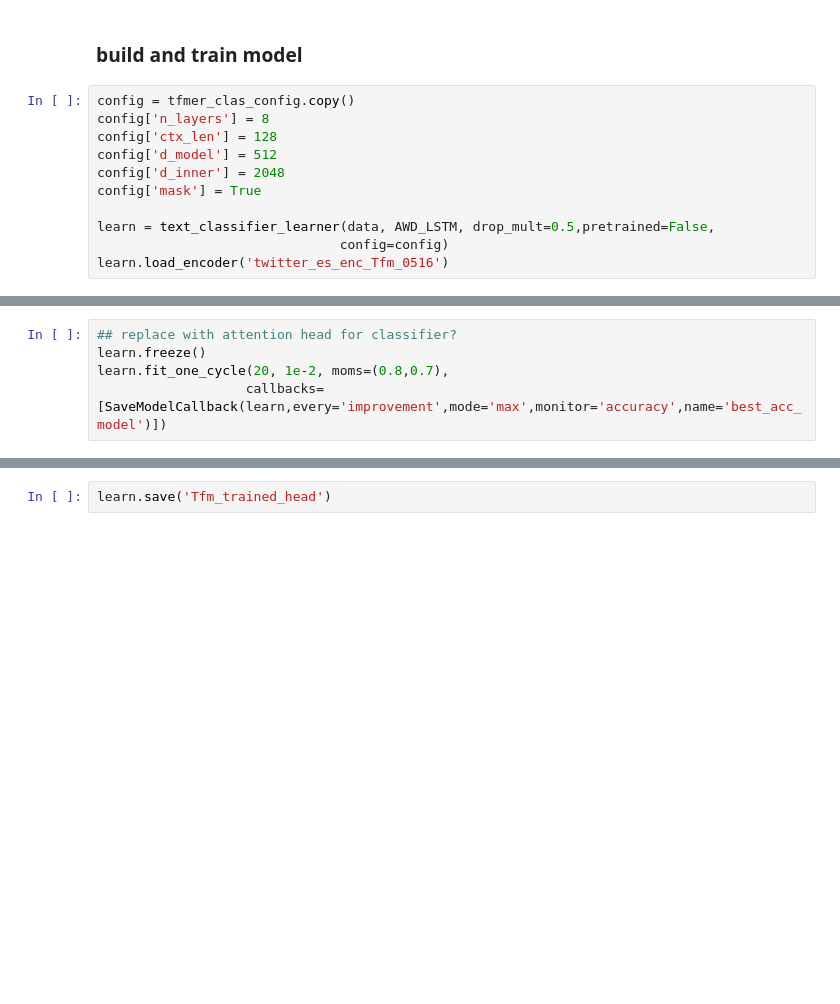
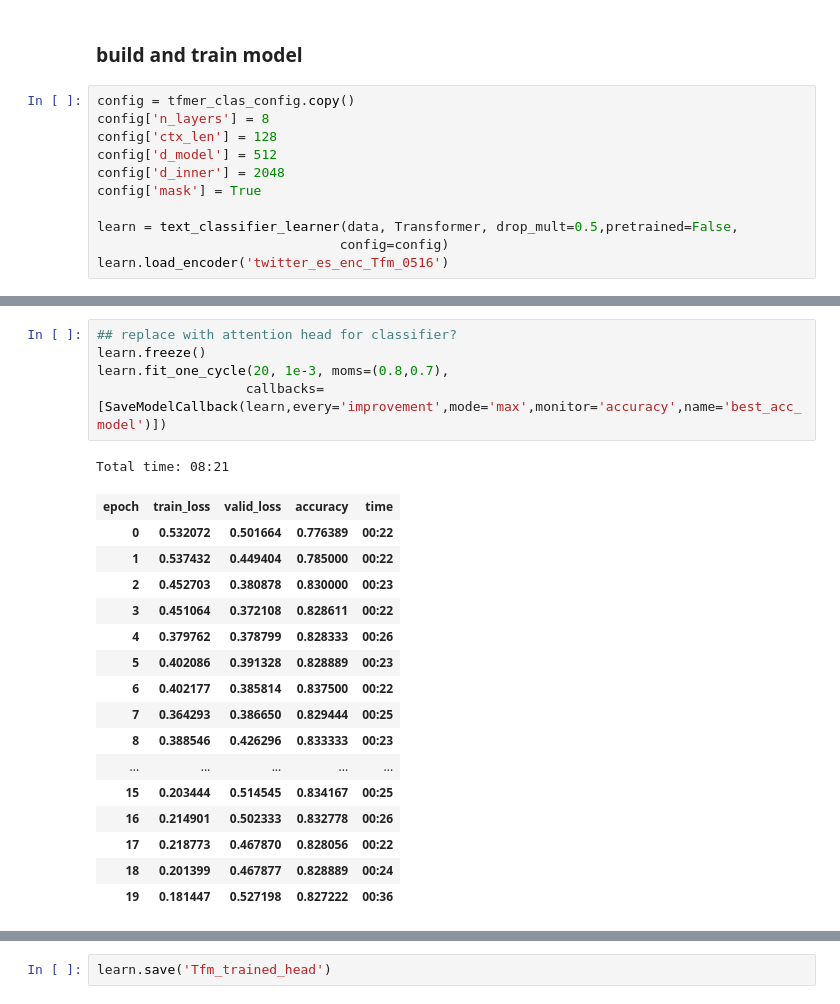
Before and after one commit to bfarzin/haha_2019, a Jupyter notebook: spanish_joke_classifier_tweet_only_LM_Transformer.ipynb, the cells around one changed output, grey strips where cells are left out. Drawn from its saved outputs; the diff is of its cells as text; blank space fills up the shorter version.

```diff
--- a/spanish_joke_classifier_tweet_only_LM_Transformer.ipynb
+++ b/spanish_joke_classifier_tweet_only_LM_Transformer.ipynb
@@ -229,7 +274,7 @@ config['d_model'] = 512
 config['d_inner'] = 2048
 config['mask'] = True
 
-learn = text_classifier_learner(data, AWD_LSTM, drop_mult=0.5,pretrained=False,
+learn = text_classifier_learner(data, Transformer, drop_mult=0.5,pretrained=False,
                                config=config)
 learn.load_encoder('twitter_es_enc_Tfm_0516')
 # %%
@@ -239,5 +289,23 @@ learn.recorder.plot(skip_end=10)
 # %%
 ## replace with attention head for classifier?
 learn.freeze()
-learn.fit_one_cycle(20, 1e-2, moms=(0.8,0.7),
+learn.fit_one_cycle(20, 1e-3, moms=(0.8,0.7),
                    callbacks=[SaveModelCallback(learn,every='improvement',mode='max',monitor='accuracy',name='best_acc_model')])
+# %% [output]
+Total time: 08:21
+| epoch | train_loss | valid_loss | accuracy | time |
+| 0 | 0.532072 | 0.501664 | 0.776389 | 00:22 |
+| 1 | 0.537432 | 0.449404 | 0.785000 | 00:22 |
+| 2 | 0.452703 | 0.380878 | 0.830000 | 00:23 |
+| 3 | 0.451064 | 0.372108 | 0.828611 | 00:22 |
+| 4 | 0.379762 | 0.378799 | 0.828333 | 00:26 |
+| 5 | 0.402086 | 0.391328 | 0.828889 | 00:23 |
+| 6 | 0.402177 | 0.385814 | 0.837500 | 00:22 |
+| 7 | 0.364293 | 0.386650 | 0.829444 | 00:25 |
+| 8 | 0.388546 | 0.426296 | 0.833333 | 00:23 |
+| ... | ... | ... | ... | ... |
+| 15 | 0.203444 | 0.514545 | 0.834167 | 00:25 |
+| 16 | 0.214901 | 0.502333 | 0.832778 | 00:26 |
+| 17 | 0.218773 | 0.467870 | 0.828056 | 00:22 |
+| 18 | 0.201399 | 0.467877 | 0.828889 | 00:24 |
+| 19 | 0.181447 | 0.527198 | 0.827222 | 00:36 |
```
Also changed, not shown: parts of 25 cells of this notebook, 5 other files.
